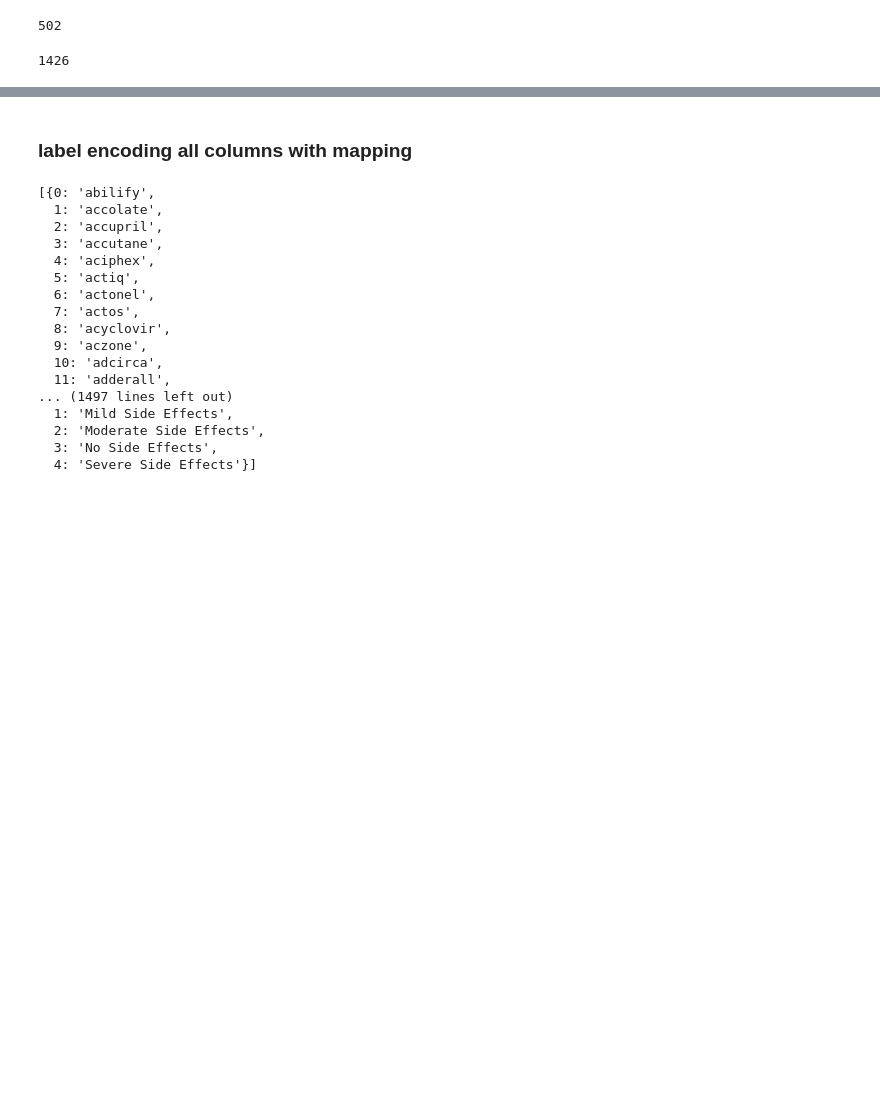
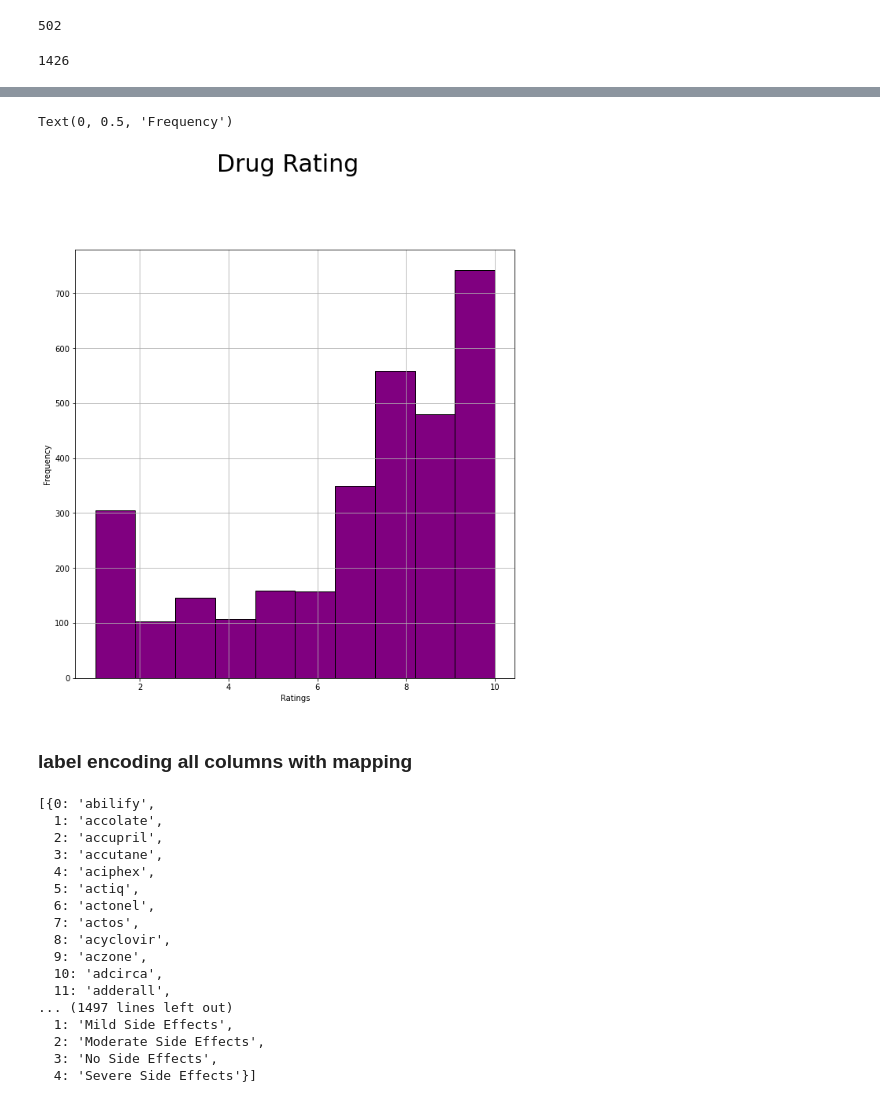
Before and after one commit to vinaym97/TCS-iON-Internship, a Jupyter notebook: side effects of drug original data prediction.ipynb, the cells around one changed output, grey strips where cells are left out. Cells and saved outputs as stored; diff of their text form; code cells hidden in the pictures; blank space fills up the shorter version.

```diff
--- a/side effects of drug original data prediction.ipynb
+++ b/side effects of drug original data prediction.ipynb
@@ -89,3 +177,13 @@ df['condition'].nunique()
+# %%
+plt.figure(figsize=(10,10))
+df['rating'].hist(bins=10,ec='k',color='purple', edgecolor='black')
+# plt.title('Drug Rating',size=10)
+plt.suptitle('Drug Rating', x=0.5, y=1.05, ha='center', fontsize=30)
+plt.xlabel("Ratings")
+plt.ylabel("Frequency")
+# %% [output]
+Text(0, 0.5, 'Frequency')
+[figure, added]
 # %% [markdown]
 ### label encoding all columns with mapping
 # %%
```
Also changed, not shown: parts of 8 cells of this notebook.
